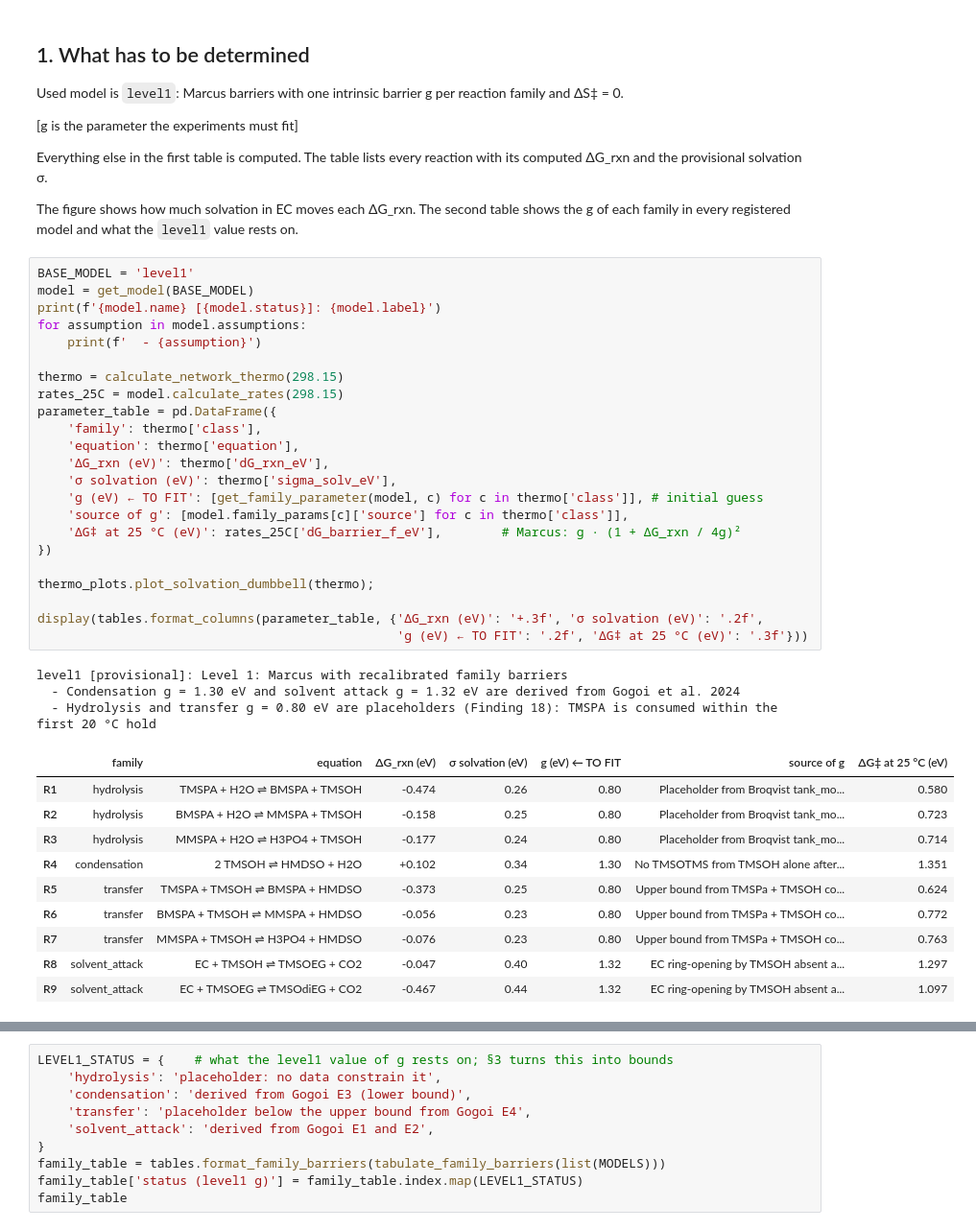
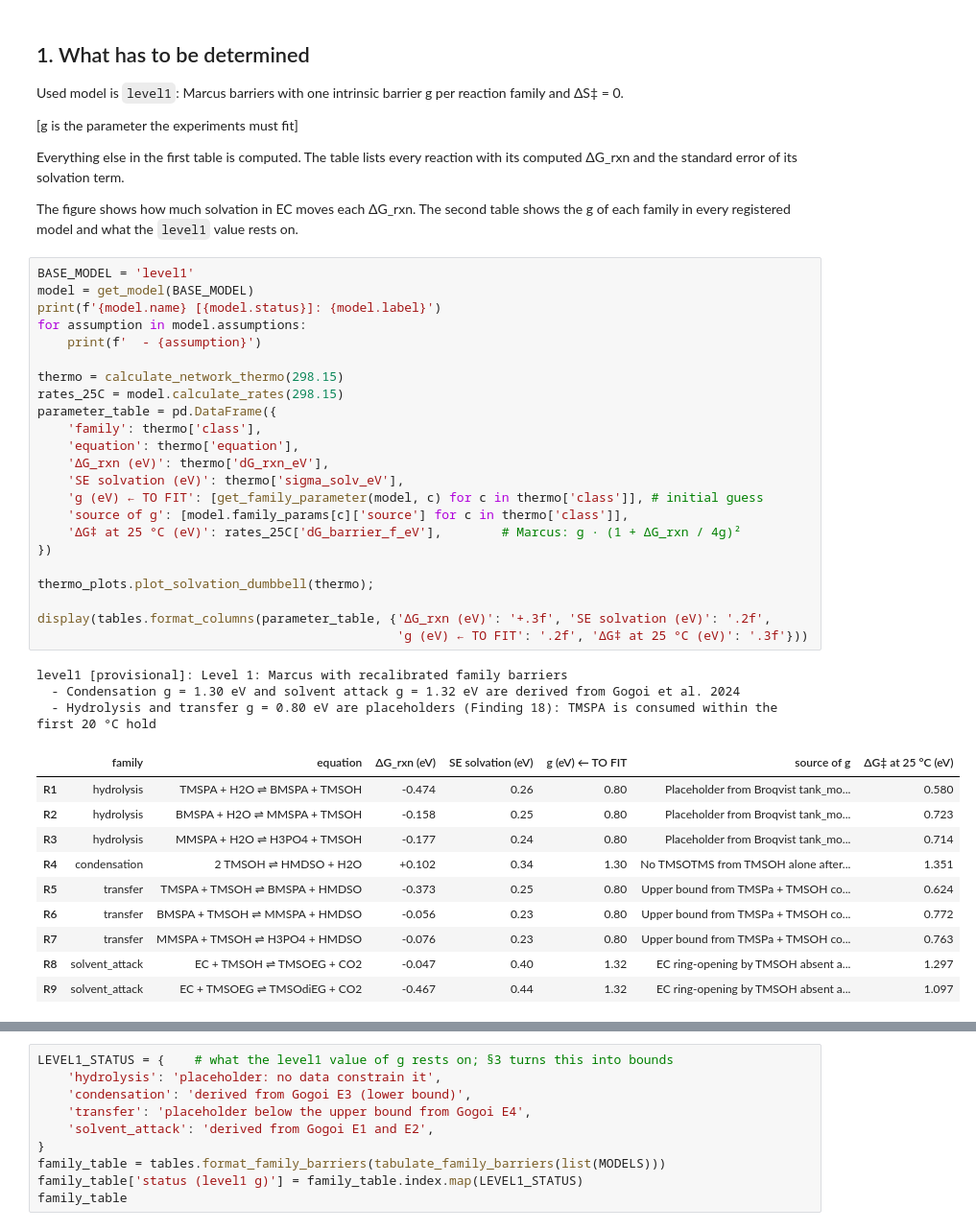
Before and after one commit to yralcaraz/atom-to-reactor, a Jupyter notebook: notebooks/03_experiment_plan.ipynb, the cells around one changed output, grey strips where cells are left out. Shown at 96% size. Cells and saved outputs as stored; diff of their text form.

```diff
--- a/notebooks/03_experiment_plan.ipynb
+++ b/notebooks/03_experiment_plan.ipynb
@@ -108,37 +94,37 @@ Used model is `level1`: Marcus barriers with one intrinsic barrier g per reactio
 
 [g is the parameter the experiments must fit]
 
-Everything else in the first table is computed. The table lists every reaction with its computed ΔG_rxn and the provisional solvation σ.
+Everything else in the first table is computed. The table lists every reaction with its computed ΔG_rxn and the standard error of its solvation term.
 
 The figure shows how much solvation in EC moves each ΔG_rxn. The second table shows the g of each family in every registered model and what the `level1` value rests on.
 # %%
 BASE_MODEL = 'level1'
 model = get_model(BASE_MODEL)
 print(f'{model.name} [{model.status}]: {model.label}')
 for assumption in model.assumptions:
     print(f'  - {assumption}')
 
 thermo = calculate_network_thermo(298.15)
 rates_25C = model.calculate_rates(298.15)
 parameter_table = pd.DataFrame({
     'family': thermo['class'],
     'equation': thermo['equation'],
     'ΔG_rxn (eV)': thermo['dG_rxn_eV'],
-    'σ solvation (eV)': thermo['sigma_solv_eV'],
+    'SE solvation (eV)': thermo['sigma_solv_eV'],
     'g (eV) ← TO FIT': [get_family_parameter(model, c) for c in thermo['class']], # initial guess
     'source of g': [model.family_params[c]['source'] for c in thermo['class']],
     'ΔG‡ at 25 °C (eV)': rates_25C['dG_barrier_f_eV'],        # Marcus: g · (1 + ΔG_rxn / 4g)²
 })
 
 thermo_plots.plot_solvation_dumbbell(thermo);
 
-display(tables.format_columns(parameter_table, {'ΔG_rxn (eV)': '+.3f', 'σ solvation (eV)': '.2f',
+display(tables.format_columns(parameter_table, {'ΔG_rxn (eV)': '+.3f', 'SE solvation (eV)': '.2f',
                                                 'g (eV) ← TO FIT': '.2f', 'ΔG‡ at 25 °C (eV)': '.3f'}))
 # %% [output]
 level1 [provisional]: Level 1: Marcus with recalibrated family barriers
   - Condensation g = 1.30 eV and solvent attack g = 1.32 eV are derived from Gogoi et al. 2024
   - Hydrolysis and transfer g = 0.80 eV are placeholders (Finding 18): TMSPA is consumed within the first 20 °C hold
-|  | family | equation | ΔG_rxn (eV) | σ solvation (eV) | g (eV) ← TO FIT | source of g | ΔG‡ at 25 °C (eV) |
+|  | family | equation | ΔG_rxn (eV) | SE solvation (eV) | g (eV) ← TO FIT | source of g | ΔG‡ at 25 °C (eV) |
 | R1 | hydrolysis | TMSPA + H2O ⇌ BMSPA + TMSOH | -0.474 | 0.26 | 0.80 | Placeholder from Broqvist tank_mo... | 0.580 |
 | R2 | hydrolysis | BMSPA + H2O ⇌ MMSPA + TMSOH | -0.158 | 0.25 | 0.80 | Placeholder from Broqvist tank_mo... | 0.723 |
 | R3 | hydrolysis | MMSPA + H2O ⇌ H3PO4 + TMSOH | -0.177 | 0.24 | 0.80 | Placeholder from Broqvist tank_mo... | 0.714 |
```
Also changed, not shown: parts of 25 cells of this notebook, 6 other files.
